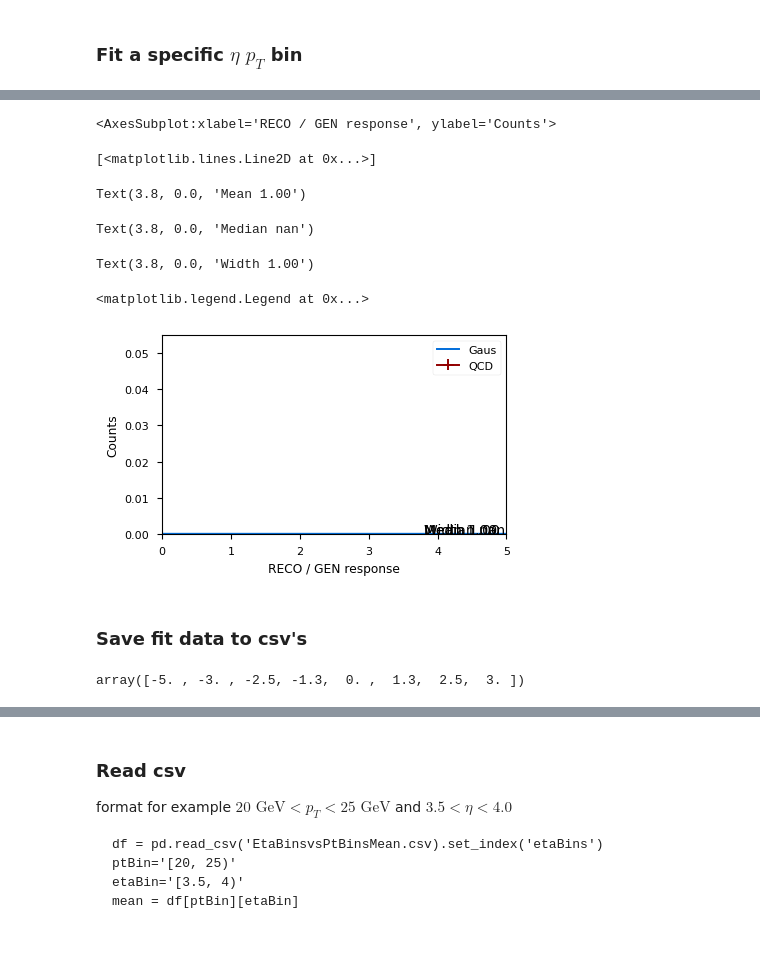
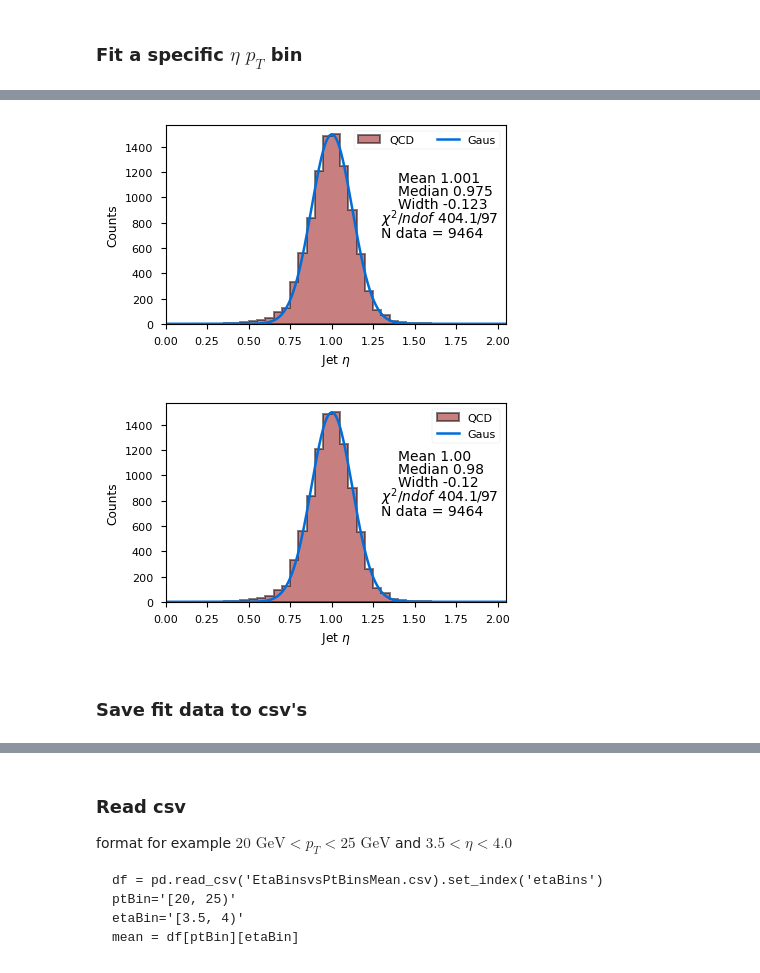
Before and after one commit to dsidirop1/JMECoffea, a Jupyter notebook: CoffeaJERC-Andris.ipynb, the cells around one changed output, grey strips where cells are left out. Drawn from its saved outputs; the diff is of its cells as text; code cells hidden in the pictures.

Commit message:
added second Gausian fit, improved plots, added non-JME sample

```diff
--- a/CoffeaJERC-Andris.ipynb
+++ b/CoffeaJERC-Andris.ipynb
@@ -314,3 +305,4 @@ idx = []
 # %%
 from pltStyle import pltStyle
 pltStyle(style='paper')
+plt.rcParams['figure.subplot.left'] = 0.160
@@ -327,0 +432,3 @@ output
+# %%
+# subsamples = ['', '_b', '_c', '_l', '_g']
+subsamples = ['', '_b']
@@ -327,0 +491,9 @@ output
+# %%
+for samp in subsamples:
+    print('-'*25)
+    print('-'*25)
+    print('Fitting subsample: ', samp)
+    mean, width, median, chi2s = fit_responses(output, samp)
+    plotCorrections(mean, samp)
+    for data, name in zip([mean, width, median],["Mean", "Median", "Width"]):
+        saveData(data, name)
@@ -420,2 +709,0 @@ subsamples = ['b', 'c', 'l', 'g']
-# %%
-samp = '_g'
@@ -581,29 +941,46 @@ Fit succeeded, p =  [-3.32150570e-18  9.99999999e-01  1.00000000e+00]
+# %%
+all# %%capture
+fig, ax2 = plt.subplots()
+hist.plot1d(histo, ax=ax2, overlay='dataset', overflow='all',
+            fill_opts={'alpha': .5, 'edgecolor': (0,0,0,0.3), 'linewidth': 1.4})
+ax2.plot(f_xvals, fgaus, label='Gaus',linewidth=1.8)
+# ax2.plot(f_xvals1, fgaus1, label='Gaus, excl. 1st bin',linewidth=1.8)
+ax2.set_xlim(plot_pt_edges[[0,-1]])
+plt.text(1.4,0.75*h,'Mean {0:0.3f}'.format(p[1]))
+plt.text(1.4,0.68*h,'Median {0:0.3f}'.format(np.median(histvals)))
+plt.text(1.4,0.61*h,'Width {0:0.3f}'.format(p[2]))
+plt.text(1.3,0.53*h,'$\chi^2/ndof$ {0:0.1f}/97'.format(chi2))
+plt.text(1.3,0.46*h,'N data = {0:0.0f}'.format(N))
+ax2.legend(ncol=2);
+
+plt.show();
+# plt.savefig('fig/ptResponse_test'+pt_string+eta_string+'.png');
+# plt.savefig('fig/ptResponse_test'+pt_string+eta_string+'.eps');
+# plt.savefig('fig/ptResponse_test_excl_1st_bin'+pt_string+eta_string+'.pdf');
+plt.close();
+# %% [output]
+[figure, added]
 # %%
-# %%capture
-h = np.max(histo.values()[('QCD',)])
+all# %%capture
 fig, ax2 = plt.subplots()
-hist.plot1d(histo, ax=ax2, overlay='dataset')
-ax2.plot(f_xvals, fgaus, label='Gaus')
-plt.text(3.8,0.75*h,'Mean {0:0.2f}'.format(p[1]))
-plt.text(3.8,0.68*h,'Median {0:0.2f}'.format(np.median(histvals)))
-plt.text(3.8,0.61*h,'Width {0:0.2f}'.format(p[2]))
-ax2.legend()
+hist.plot1d(histo, ax=ax2, overlay='dataset', overflow='all',
+            fill_opts={'alpha': .5, 'edgecolor': (0,0,0,0.3), 'linewidth': 1.4})
+ax2.plot(f_xvals, fgaus, label='Gaus',linewidth=1.8)
+ax2.set_xlim(plot_pt_edges[[0,-1]])
+plt.text(1.4,0.75*h,'Mean {0:0.2f}'.format(p[1]))
+plt.text(1.4,0.68*h,'Median {0:0.2f}'.format(np.median(histvals)))
+plt.text(1.4,0.61*h,'Width {0:0.2f}'.format(p[2]))
+plt.text(1.3,0.53*h,'$\chi^2/ndof$ {0:0.1f}/97'.format(chi2))
+plt.text(1.3,0.46*h,'N data = {0:0.0f}'.format(N))
+ax2.legend();
 
-# plt.show();
-# plt.savefig('fig/ptResponse'+pt_string+eta_string+'.png');
-# plt.close();
+plt.show();
+# plt.savefig('fig/ptResponse_test'+pt_string+eta_string+'.png');
+# plt.savefig('fig/ptResponse_test'+pt_string+eta_string+'.eps');
+# plt.savefig('fig/ptResponse_test'+pt_string+eta_string+'.pdf');
+plt.close();
 # %% [output]
-<AxesSubplot:xlabel='RECO / GEN response', ylabel='Counts'>
-[<matplotlib.lines.Line2D at 0x...>]
-Text(3.8, 0.0, 'Mean 1.00')
-Text(3.8, 0.0, 'Median nan')
-Text(3.8, 0.0, 'Width 1.00')
-<matplotlib.legend.Legend at 0x...>
-[figure, old version]
+[figure, new version]
 # %% [markdown]
 ### Save fit data to csv's
-# %%
-etabins
-# %% [output]
-array([-5. , -3. , -2.5, -1.3,  0. ,  1.3,  2.5,  3. ])
 # %%
```
Also changed, not shown: parts of 63 cells of this notebook, 21 other files.
